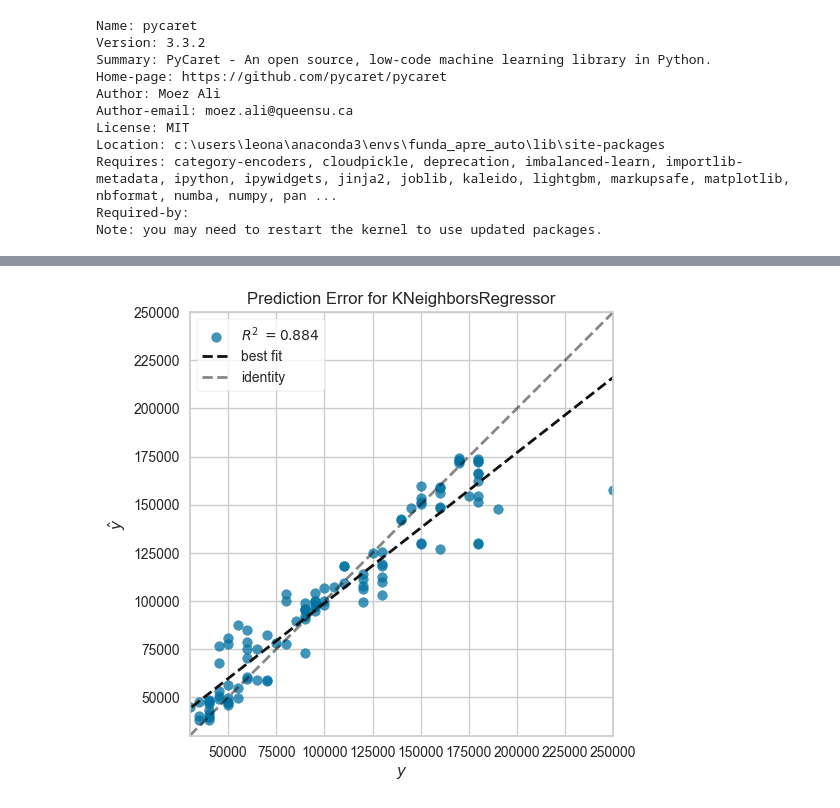
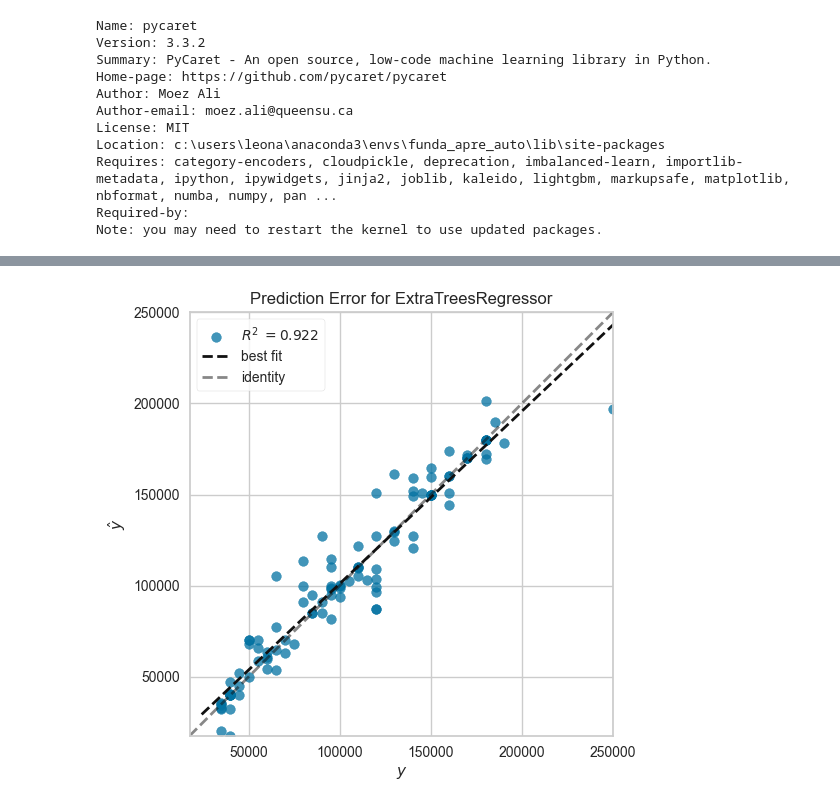
Before and after one commit to leonardoheis/fau_predic_salario, a Jupyter notebook: notebooks/pycaretml.ipynb, the cells around one changed output, grey strips where cells are left out. Drawn from its saved outputs; the diff is of its cells as text; code cells hidden in the pictures.

```diff
--- a/notebooks/pycaretml.ipynb
+++ b/notebooks/pycaretml.ipynb
@@ -168,5 +292,5 @@ best_model = compare_models()
 # %%
-KNN_model = create_model('knn')
+et_model = create_model('et')
 # %% [output]
 [interactive output not drawn]
 |  | MAE | MSE | RMSE | R2 | RMSLE | MAPE |
@@ -227,6 +361,6 @@ TypeError: Feature Importance and RFE plots not available for estimators that do
 # %%
-plot_model(tuned_KNN_model, plot = 'error')
+plot_model(et_model, plot = 'error')
 # %% [output]
 [interactive output not drawn]
-[figure, old version]
+[figure, new version]
 # %%
```
Also changed, not shown: parts of 23 cells of this notebook, 2 other files.
